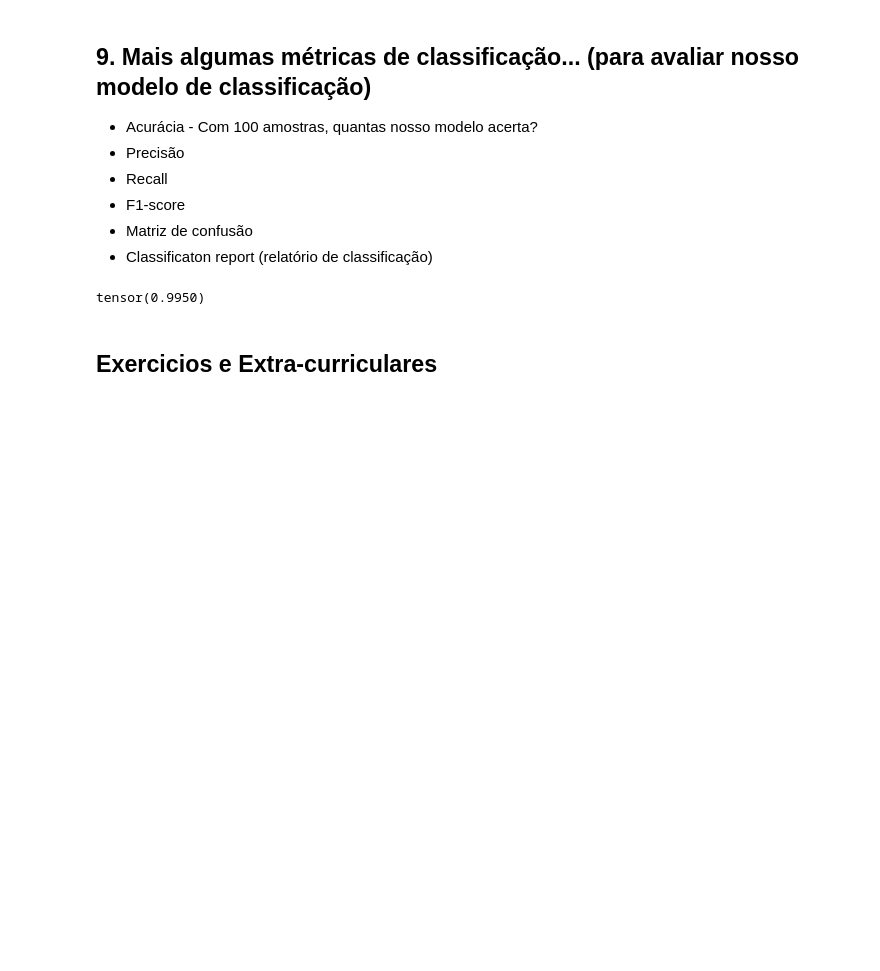
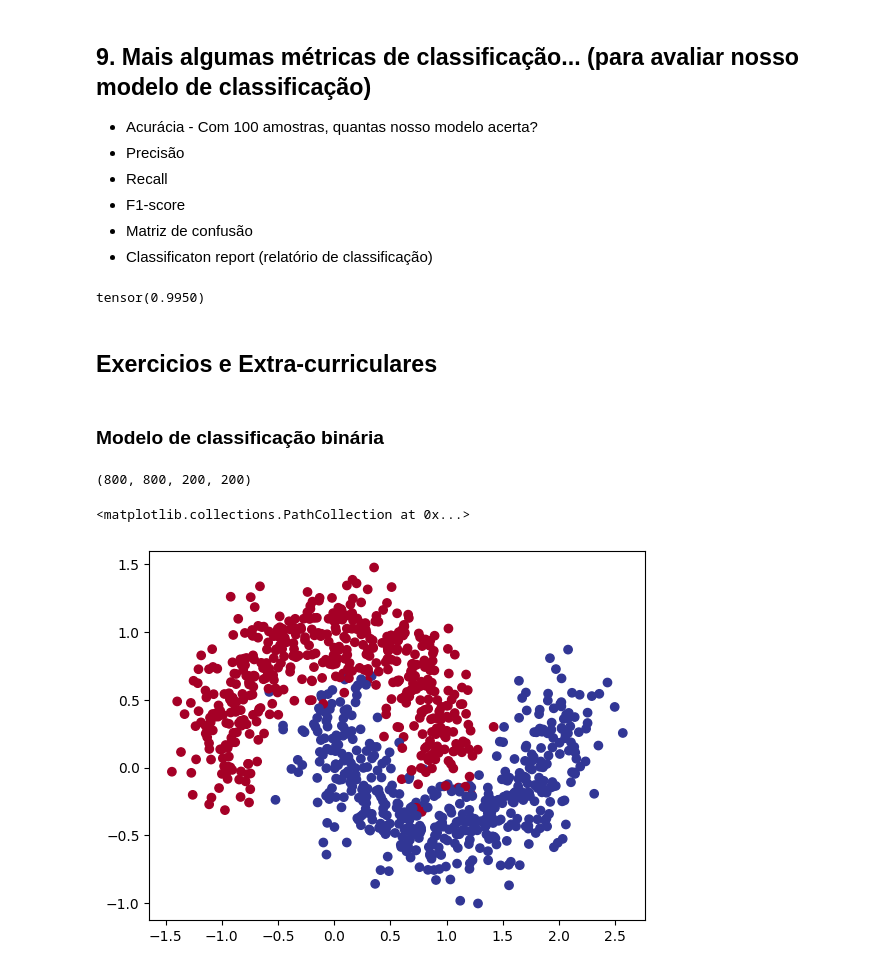
Before and after one commit to lucasget/estudos-pytorch, a Jupyter notebook: codigo.ipynb, the cells around one changed output. Cells and saved outputs as stored; diff of their text form; code cells hidden in the pictures; blank space fills up the shorter version.

```diff
--- a/codigo.ipynb
+++ b/codigo.ipynb
@@ -3008,3 +3012,28 @@ torchmetric_accuracy(y_preds, y_blob_test)
 tensor(0.9950)
 # %% [markdown]
 ## Exercicios e Extra-curriculares
+# %% [markdown]
+### Modelo de classificação binária
+# %%
+from sklearn.datasets import make_moons
+from sklearn.model_selection import train_test_split
+
+
+X_moon , y_moon = make_moons(n_samples = 1000, random_state= 42, noise = 0.2)
+X_moon_train, X_moon_test, y_moon_train, y_moon_test = train_test_split(X_moon,
+                                                                        y_moon,
+                                                                        test_size = 0.2,
+                                                                        random_state = 42)
+len(X_moon_train), len(y_moon_train) , len(X_moon_test), len(y_moon_test)
+# %% [output]
+(800, 800, 200, 200)
+# %%
+# visualize, visualize, visualize
+import matplotlib.pyplot as plt
+plt.scatter(x = X_moon[:,0],
+            y = X_moon[:,1],
+            c = y_moon,
+            cmap = plt.cm.RdYlBu)
+# %% [output]
+<matplotlib.collections.PathCollection at 0x...>
+[figure, added]
```
Also changed, not shown: parts of 31 cells of this notebook.
